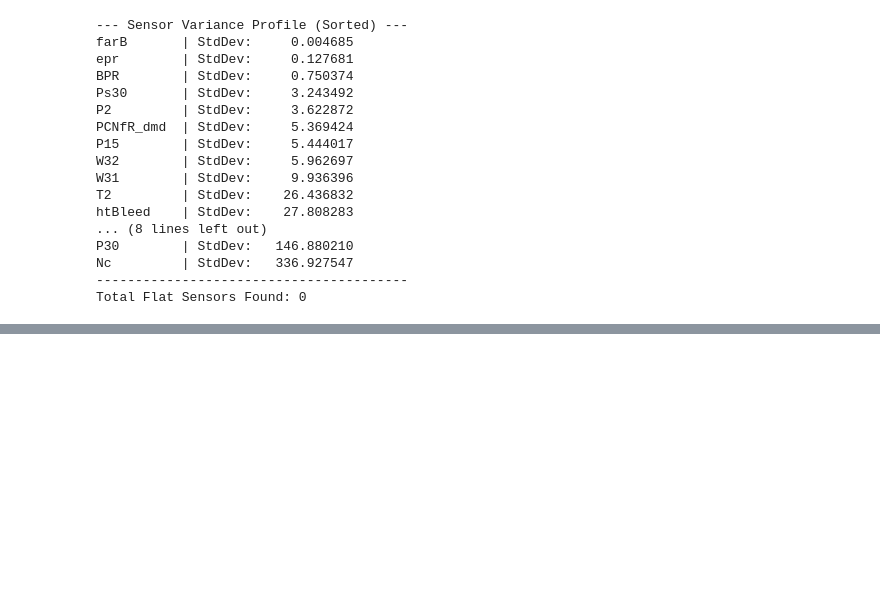
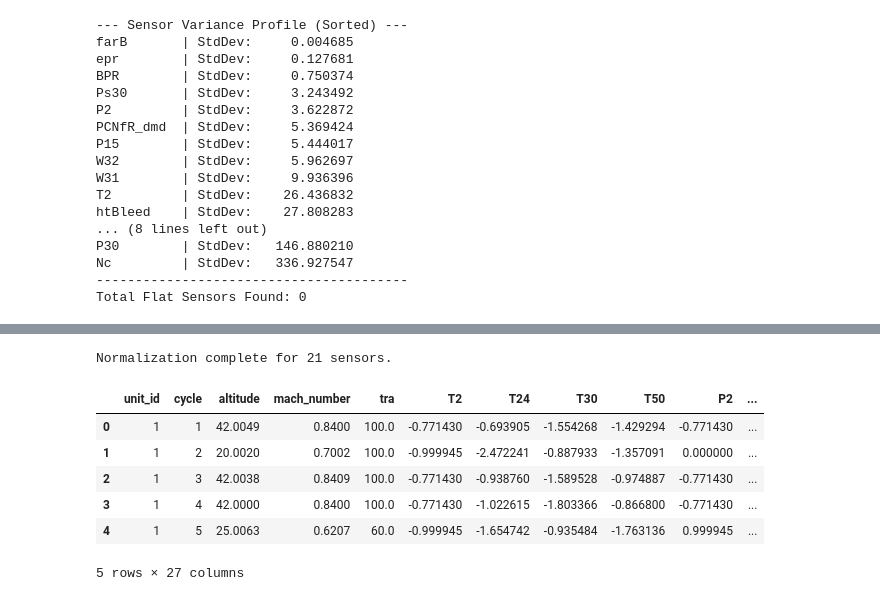
Before and after one commit to borgaonkarjui/survival_analysis_cmapss, a Jupyter notebook: notebooks/exploratory_data_analysis.ipynb, the cells around one changed output, grey strips where cells are left out. Cells and saved outputs as stored; diff of their text form; code cells hidden in the pictures; blank space fills up the shorter version.

```diff
--- a/notebooks/exploratory_data_analysis.ipynb
+++ b/notebooks/exploratory_data_analysis.ipynb
@@ -184,0 +205,12 @@ Total Flat Sensors Found: 0
+# %%
+df_train_semiprocessed = dp.normalize_by_regime(df_regime)
+df_train_semiprocessed.head()
+# %% [output]
+Normalization complete for 21 sensors.
+|  | unit_id | cycle | altitude | mach_number | tra | T2 | T24 | T30 | T50 | P2 | ... |
+| 0 | 1 | 1 | 42.0049 | 0.8400 | 100.0 | -0.771430 | -0.693905 | -1.554268 | -1.429294 | -0.771430 | ... |
+| 1 | 1 | 2 | 20.0020 | 0.7002 | 100.0 | -0.999945 | -2.472241 | -0.887933 | -1.357091 | 0.000000 | ... |
+| 2 | 1 | 3 | 42.0038 | 0.8409 | 100.0 | -0.771430 | -0.938760 | -1.589528 | -0.974887 | -0.771430 | ... |
+| 3 | 1 | 4 | 42.0000 | 0.8400 | 100.0 | -0.771430 | -1.022615 | -1.803366 | -0.866800 | -0.771430 | ... |
+| 4 | 1 | 5 | 25.0063 | 0.6207 | 60.0 | -0.999945 | -1.654742 | -0.935484 | -1.763136 | 0.999945 | ... |
+5 rows × 27 columns
```
Also changed, not shown: parts of 6 cells of this notebook.
